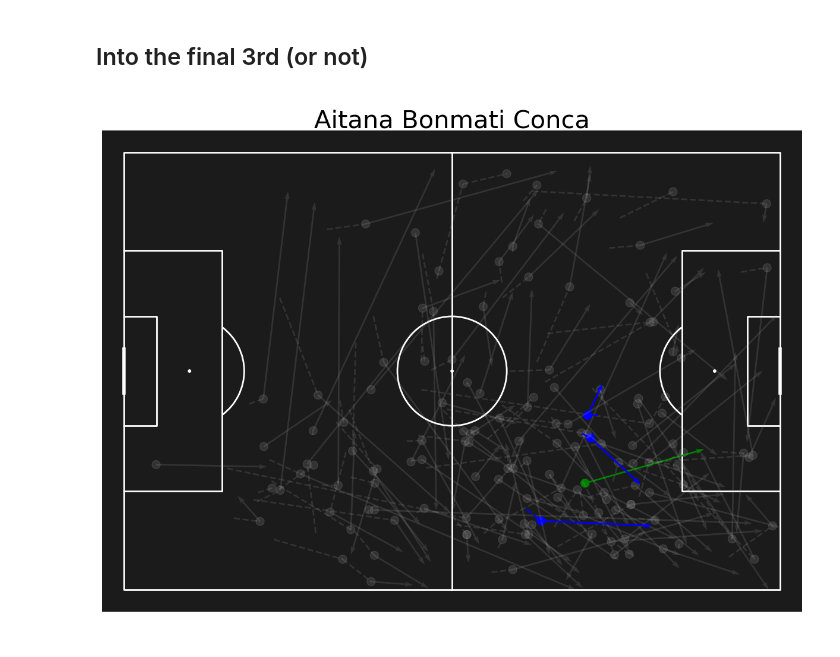
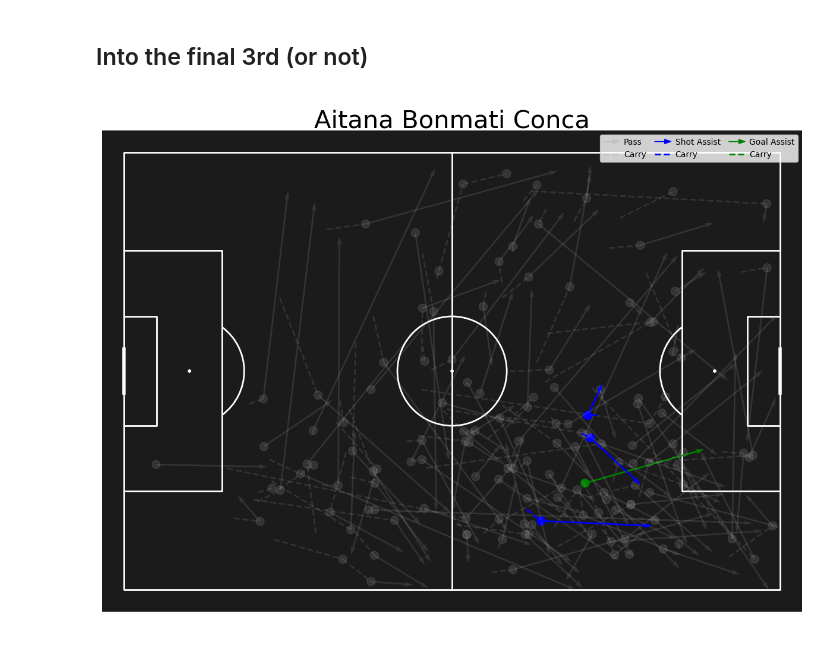
Before and after one commit to AGraciaSipan/soccermatics, a Jupyter notebook: hand-ins/1.AitanaBonmati/Untitled-Copy1.ipynb, the cells around one changed output. Cells and saved outputs as stored; diff of their text form; code cells hidden in the pictures.

```diff
--- a/hand-ins/1.AitanaBonmati/Untitled-Copy1.ipynb
+++ b/hand-ins/1.AitanaBonmati/Untitled-Copy1.ipynb
@@ -160,6 +162,8 @@ wwc2023_events = sb.competition_events(
 # %%
 cols = ['id', 'index', 'match_id', 'player', 'type', 'location', 'carry_end_location', 'pass_end_location', 'pass_shot_assist', 'pass_goal_assist', 'pass_through_ball']
 # %%
+gray_color = '#c0c0c0'
+
 # Function to determine the color based on the conditions
 def determine_color_and_alpha_and_zorder(row):
     if row['pass_goal_assist'] == True:
@@ -170,8 +174,10 @@ def determine_color_and_alpha_and_zorder(row):
         color = 'blue'
         alpha = 1.
         zorder = 2
-    # elif row['pass_through_ball'] == True:
-    #     return 'blue'
+    elif row['pass_through_ball'] == True:
+        color = 'red'
+        alpha = 1.
+        zorder = 2
     else:
         color = gray_color
         alpha = .15
@@ -437,31 +445,46 @@ fig, ax = pitch.grid(grid_height=0.9, title_height=0.06, axis=False,
 
 # Plot passes
 pitch.scatter(only_pass_start_x, only_pass_start_y, alpha=only_pass_alphas, s=circle_size, color=only_pass_colors, ax=ax['pitch'], zorder=1)
 pitch.arrows(only_pass_start_x, only_pass_start_y,
              only_pass_end_x, only_pass_end_y,
              color=only_pass_colors, linestyle='-', width=line_width, alpha=only_pass_alphas,
              ax=ax['pitch'], zorder=1)
 
 # Plot carrys
 pitch.scatter(only_carry_end_x, only_carry_end_y, alpha=only_carry_alphas, s=circle_size, color=only_carry_colors, ax=ax['pitch'], zorder=1)
 pitch.lines(only_carry_start_x, only_carry_start_y,
             only_carry_end_x, only_carry_end_y,
             color=only_carry_colors, linestyles='--', linewidth=line_width, alpha=only_carry_alphas,
             ax=ax['pitch'], zorder=1)
 
 # Plot carrys + passes
 pitch.scatter(pass_start_x, pass_start_y, alpha=carry_and_pass_alphas, s=circle_size, color=carry_and_pass_colors, ax=ax['pitch'], zorder=1)
 pitch.arrows(pass_start_x, pass_start_y,
              pass_end_x, pass_end_y,
              color=carry_and_pass_colors, linestyle='-', width=line_width, alpha=carry_and_pass_alphas,
              ax=ax['pitch'], zorder=1)
 pitch.lines(carry_start_x, carry_start_y,
             pass_start_x, pass_start_y,
             color=carry_and_pass_colors, linestyles='--', linewidth=line_width, alpha=carry_and_pass_alphas,
             ax=ax['pitch'], zorder=1)
 
+
+# Create custom legend elements
+legend_elements = [mpatches.FancyArrow(0, 0, 1, 0, color=gray_color),
+                   Line2D([0], [0], color=gray_color, lw=2, linestyle='--'),
+                   mpatches.FancyArrow(0, 0, 1, 0, color='blue'),
+                   Line2D([0], [0], color='blue', lw=2, linestyle='--'),
+                   mpatches.FancyArrow(0, 0, 1, 0, color='g'),
+                   Line2D([0], [0], color='g', lw=2, linestyle='--')]
+
+# Create a custom legend
+legend = ax['pitch'].legend(legend_elements, ['Pass', 'Carry', 'Shot Assist', 'Carry', 'Goal Assist', 'Carry'],
+                            handler_map={mpatches.FancyArrow : HandlerPatch(patch_func=make_legend_arrow)},
+                            ncol=3, handletextpad=0.5, columnspacing=1, loc='upper right')
+
+
 fig.suptitle(f"{player_name}", fontsize=30)
 plt.savefig(f"img/po_matches.png")
 plt.show()
 # %% [output]
-[figure, old version]
+[figure, new version]
```
Also changed, not shown: parts of 3 cells of this notebook, 2 other files.
